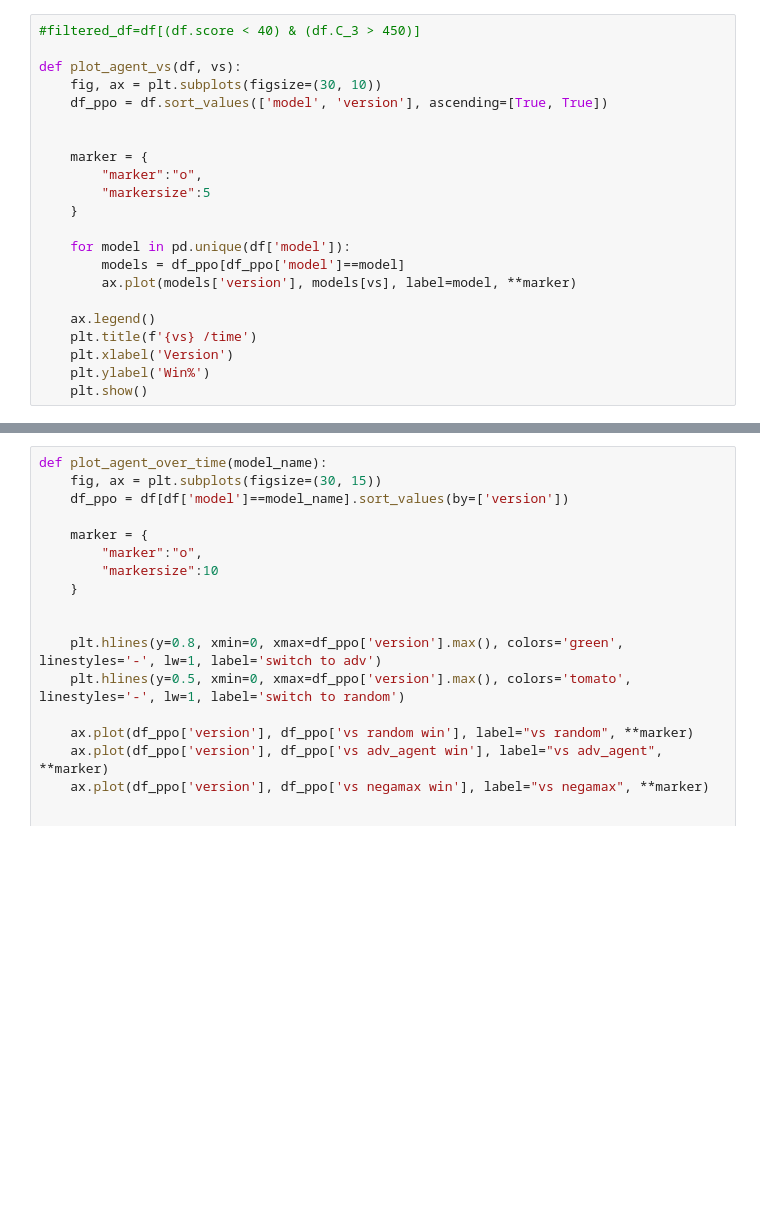
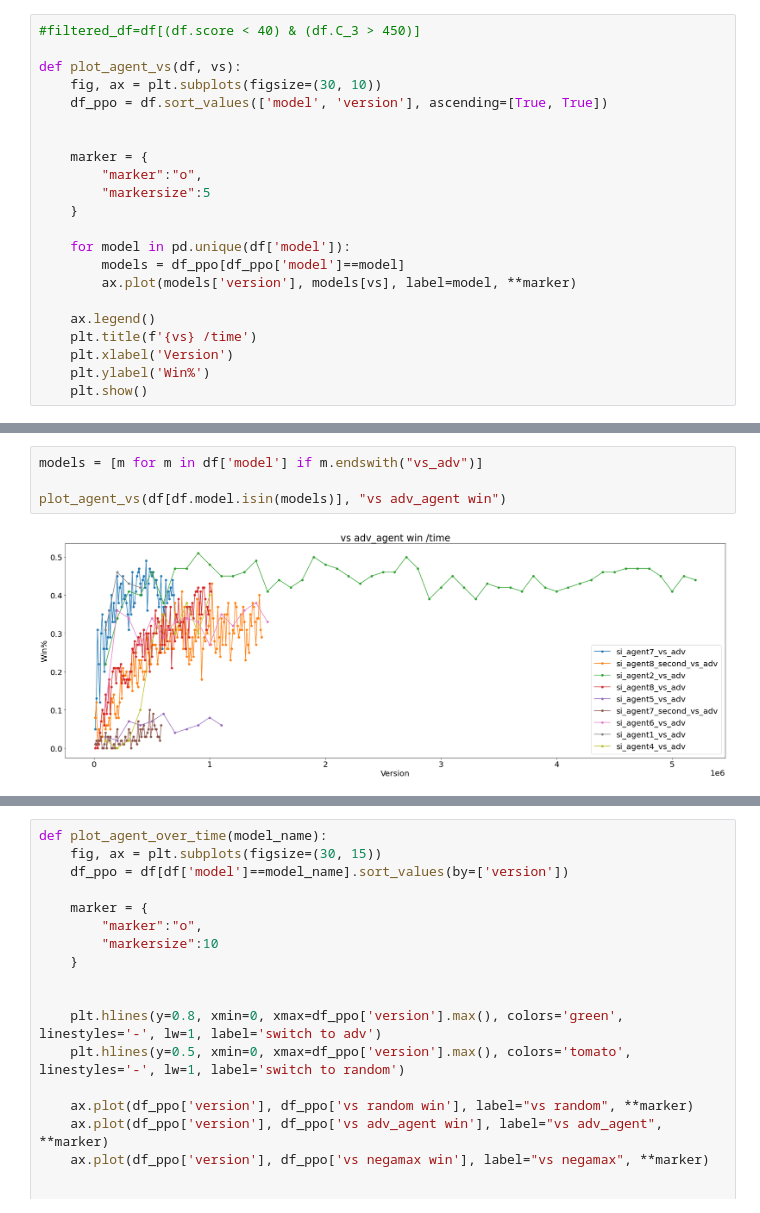
Before and after one commit to obiSerra/connect_x_ml, a Jupyter notebook: model_benchmark.ipynb, the cells around one changed output, grey strips where cells are left out. Drawn from its saved outputs; the diff is of its cells as text; blank space fills up the shorter version.

```diff
--- a/model_benchmark.ipynb
+++ b/model_benchmark.ipynb
@@ -111,0 +186,6 @@ plot_agent_vs(df, "vs adv_agent win")
+# %%
+models = [m for m in df['model'] if m.endswith("vs_adv")]
+
+plot_agent_vs(df[df.model.isin(models)], "vs adv_agent win")
+# %% [output]
+[figure, added]
```
Also changed, not shown: parts of 19 cells of this notebook, 36 other files.
